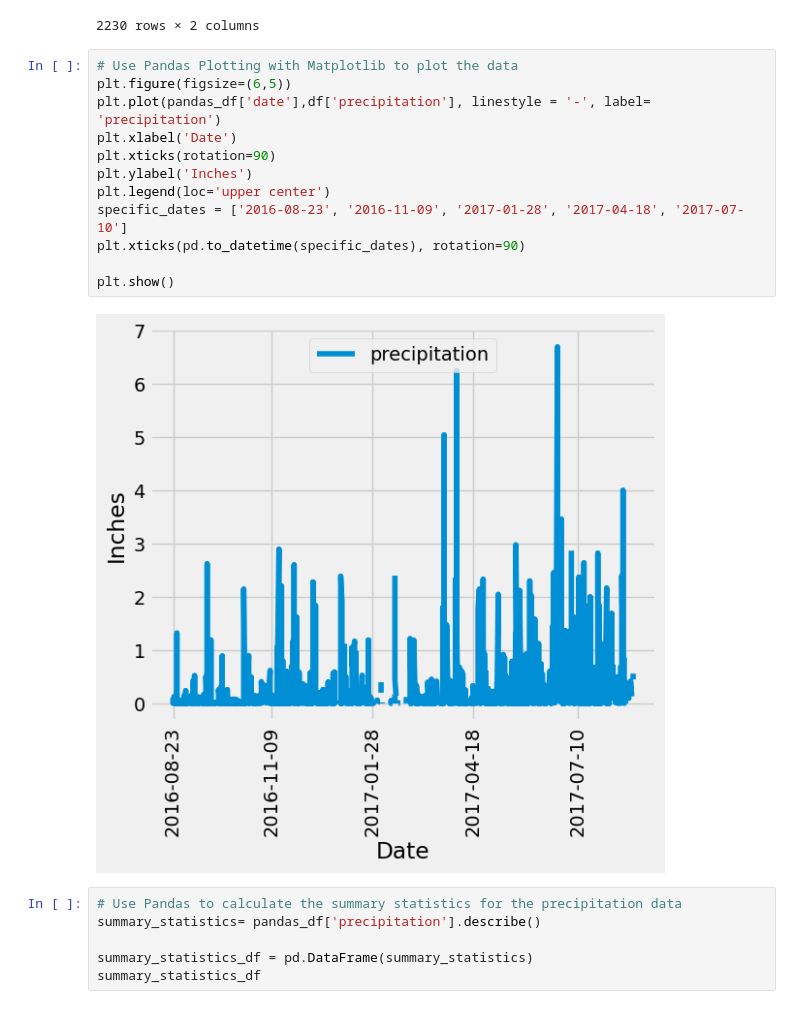
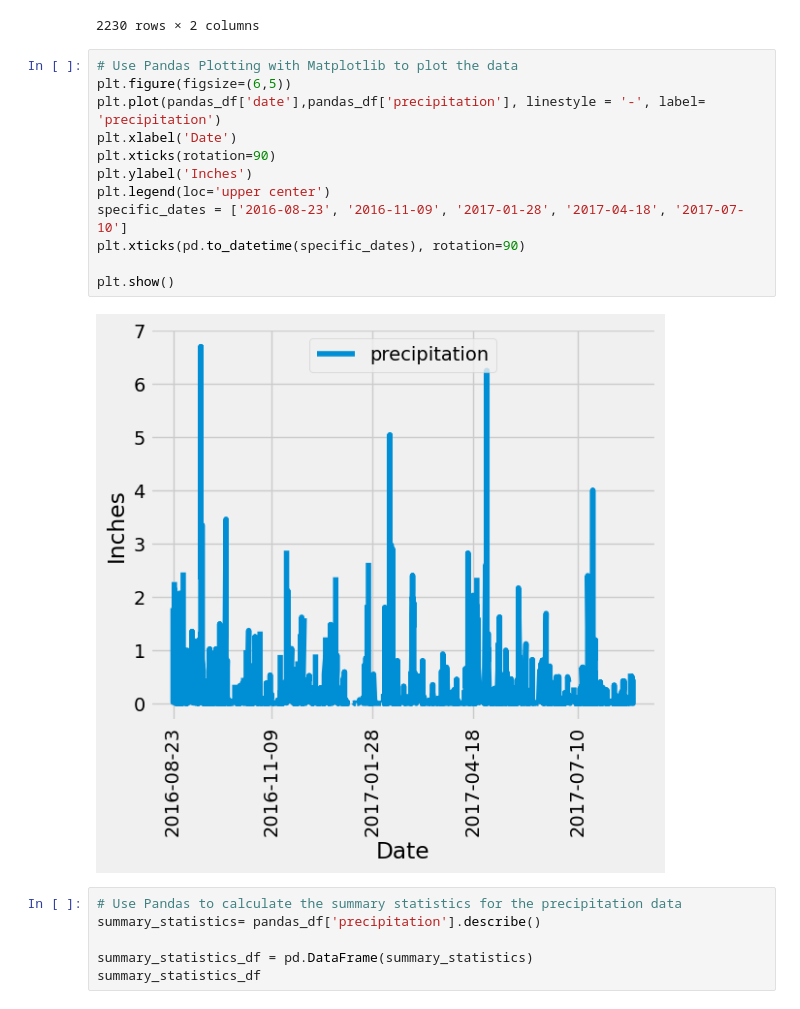
Before and after one commit to bhanotlavanya/sqlalchemy-challenge, a Jupyter notebook: SurfsUp/climate_starter.ipynb, the cells around one changed output. Drawn from its saved outputs; the diff is of its cells as text.

```diff
--- a/SurfsUp/climate_starter.ipynb
+++ b/SurfsUp/climate_starter.ipynb
@@ -145,17 +145,17 @@ pandas_df
 # %%
 # Use Pandas Plotting with Matplotlib to plot the data
 plt.figure(figsize=(6,5))
-plt.plot(pandas_df['date'],df['precipitation'], linestyle = '-', label= 'precipitation')
+plt.plot(pandas_df['date'],pandas_df['precipitation'], linestyle = '-', label= 'precipitation')
 plt.xlabel('Date')
 plt.xticks(rotation=90)
 plt.ylabel('Inches')
 plt.legend(loc='upper center')
 specific_dates = ['2016-08-23', '2016-11-09', '2017-01-28', '2017-04-18', '2017-07-10']
 plt.xticks(pd.to_datetime(specific_dates), rotation=90)
 
 plt.show()
 # %% [output]
-[figure, old version]
+[figure, new version]
 # %%
 # Use Pandas to calculate the summary statistics for the precipitation data
 summary_statistics= pandas_df['precipitation'].describe()
```
